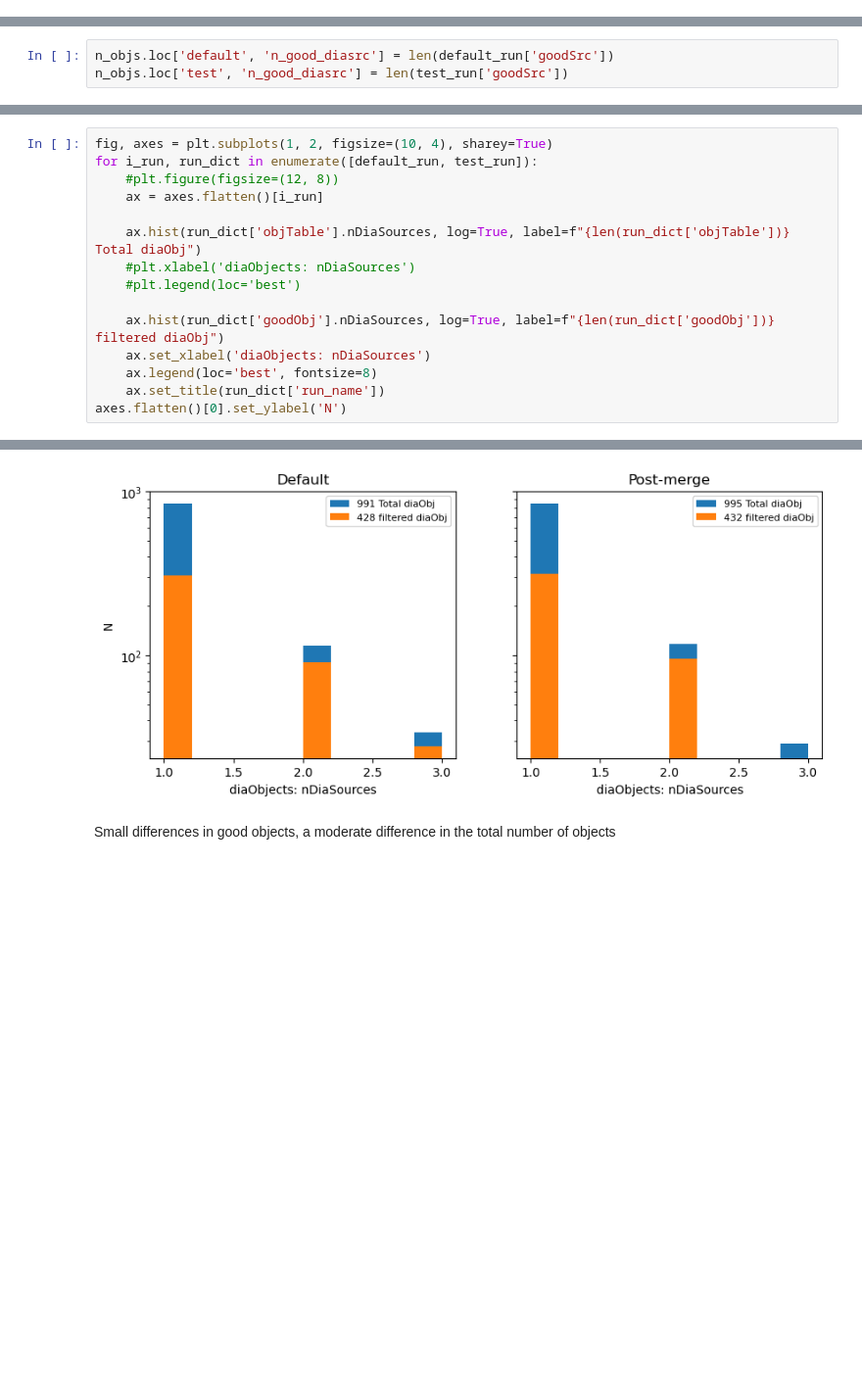
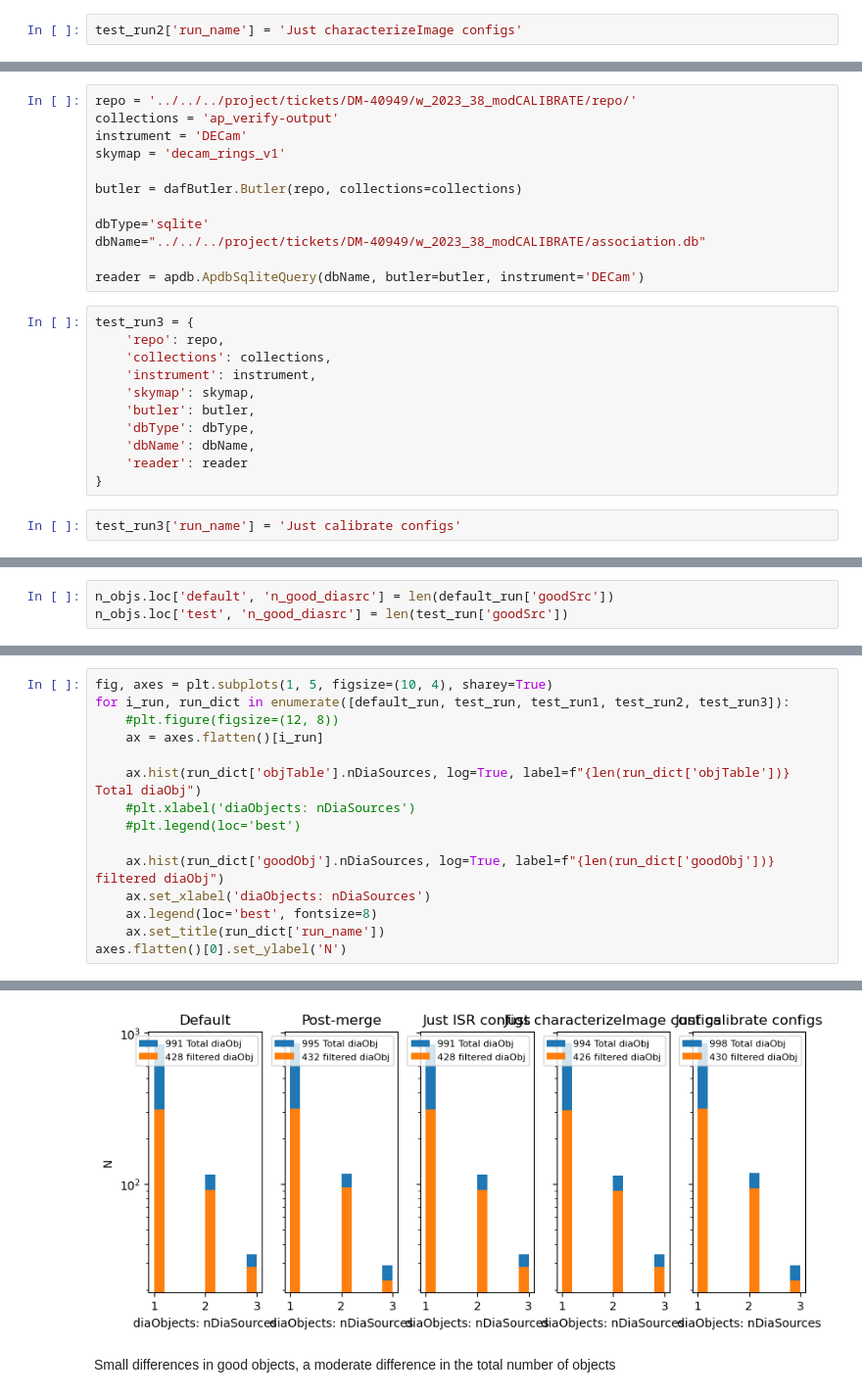
Before and after one commit to lsst-dm/ap_pipe-notebooks, a Jupyter notebook: notebooks/DM-40949-compare-CI-changes-DM-39796.ipynb, the cells around one changed output, grey strips where cells are left out. Shown at 98% size. Saved outputs shown, nothing was run; the diff lists cells and outputs as text; blank space fills up the shorter version.

Commit message:
Add partial pipeline output comparison

```diff
--- a/notebooks/DM-40949-compare-CI-changes-DM-39796.ipynb
+++ b/notebooks/DM-40949-compare-CI-changes-DM-39796.ipynb
@@ -132,0 +185,2 @@ test_run['run_name'] = 'Post-merge'
+# %%
+test_run2['run_name'] = 'Just characterizeImage configs'
@@ -133,3 +189,28 @@ test_run['run_name'] = 'Post-merge'
+# %%
+repo = '../../../project/tickets/DM-40949/w_2023_38_modCALIBRATE/repo/'
+collections = 'ap_verify-output'
+instrument = 'DECam'
+skymap = 'decam_rings_v1'
+
+butler = dafButler.Butler(repo, collections=collections)
+
+dbType='sqlite'
+dbName="../../../project/tickets/DM-40949/w_2023_38_modCALIBRATE/association.db"
+
+reader = apdb.ApdbSqliteQuery(dbName, butler=butler, instrument='DECam')
+# %%
+test_run3 = {
+    'repo': repo,
+    'collections': collections,
+    'instrument': instrument,
+    'skymap': skymap,
+    'butler': butler,
+    'dbType': dbType,
+    'dbName': dbName,
+    'reader': reader
+}
+# %%
+test_run3['run_name'] = 'Just calibrate configs'
 # %% [markdown]
 ## A. Analysis of Sources
 # %% [markdown]
@@ -307,21 +428,21 @@ n_objs
 # %%
-fig, axes = plt.subplots(1, 2, figsize=(10, 4), sharey=True)
-for i_run, run_dict in enumerate([default_run, test_run]):
+fig, axes = plt.subplots(1, 5, figsize=(10, 4), sharey=True)
+for i_run, run_dict in enumerate([default_run, test_run, test_run1, test_run2, test_run3]):
     #plt.figure(figsize=(12, 8))
     ax = axes.flatten()[i_run]
 
     ax.hist(run_dict['objTable'].nDiaSources, log=True, label=f"{len(run_dict['objTable'])} Total diaObj")
     #plt.xlabel('diaObjects: nDiaSources')
     #plt.legend(loc='best')
 
     ax.hist(run_dict['goodObj'].nDiaSources, log=True, label=f"{len(run_dict['goodObj'])} filtered diaObj")
     ax.set_xlabel('diaObjects: nDiaSources')
     ax.legend(loc='best', fontsize=8)
     ax.set_title(run_dict['run_name'])
 axes.flatten()[0].set_ylabel('N')
 # %% [output]
 Text(0, 0.5, 'N')
-[figure, old version]
+[figure, new version]
 # %% [markdown]
 Small differences in good objects, a moderate difference in the total number of objects
 # %% [markdown]
```
Also changed, not shown: parts of 42 cells of this notebook.
